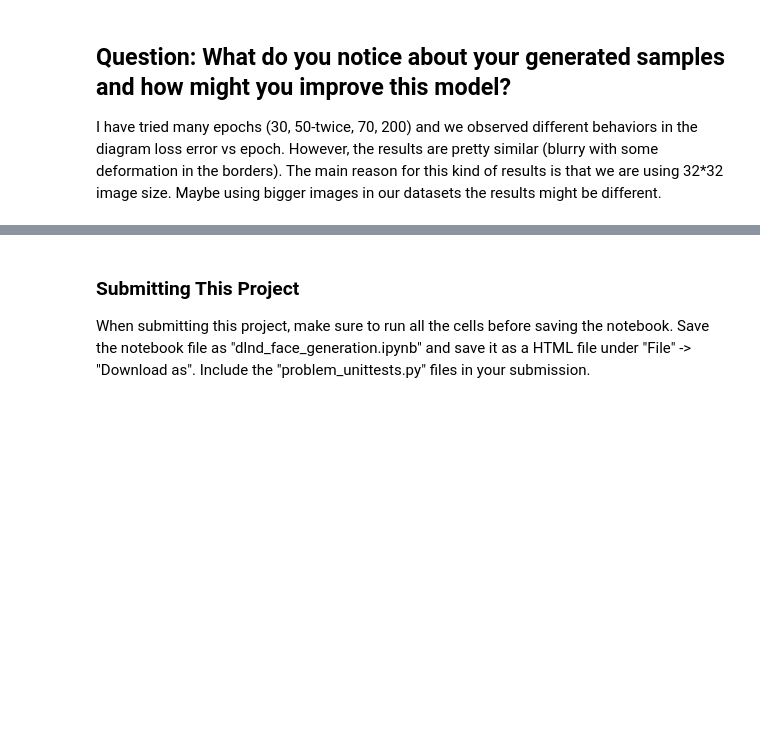
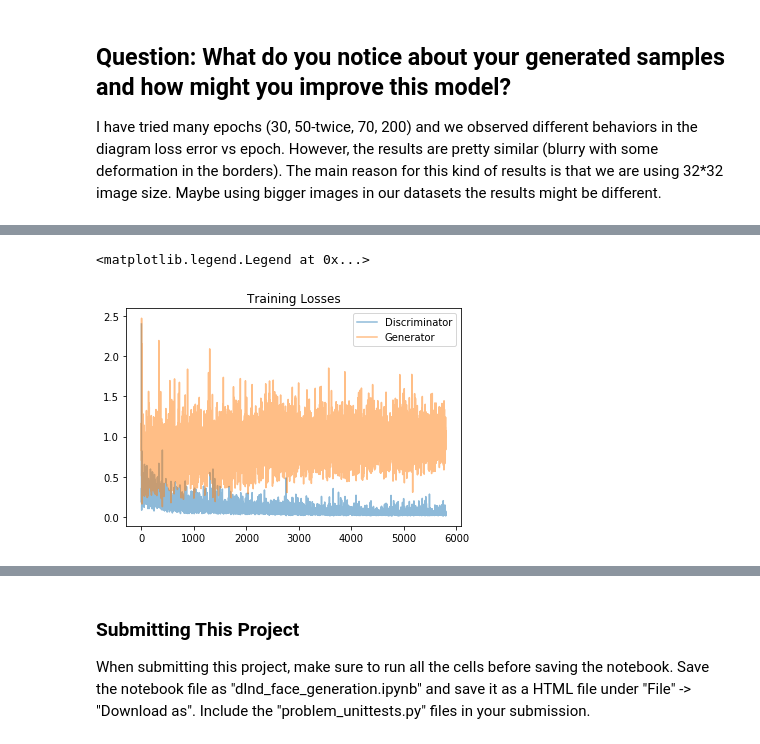
Before and after one commit to Marvinsky/face_generation, a Jupyter notebook: dlnd_face_generation.ipynb, the cells around one changed output, grey strips where cells are left out. Drawn from its saved outputs; the diff is of its cells as text; code cells hidden in the pictures; blank space fills up the shorter version.

```diff
--- a/dlnd_face_generation.ipynb
+++ b/dlnd_face_generation.ipynb
@@ -1020,0 +1079,23 @@ I have tried many epochs (30, 50-twice, 70, 200) and we observed different behav
+# %%
+# Define model hyperparams
+d_conv_dim6 = 64
+g_conv_dim6 = 64
+z_size6 = 100
+
+"""
+DON'T MODIFY ANYTHING IN THIS CELL THAT IS BELOW THIS LINE
+"""
+D6, G6 = build_network(d_conv_dim6, g_conv_dim6, z_size6)
+if not train_on_gpu:
+    print('No GPU found. Please use a GPU to train your neural network.')
+else:
+    print('Training on GPU!')
+    D6 = D6.cuda()
+    G6 = G6.cuda()
+
+
+lr6 = 0.0002
+beta1 = 0.5
+beta2 = 0.999
+d_optimizer6 = optim.Adam(D6.parameters(), lr6, [beta1, beta2])
+g_optimizer6 = optim.Adam(G6.parameters(), lr6, [beta1, beta2])
@@ -1020,0 +1120,12 @@ I have tried many epochs (30, 50-twice, 70, 200) and we observed different behav
+# %%
+# set number of epochs
+import time
+n_epochs6 = 100
+save_file_name6 = "train_samples6.pkl"
+
+# call training function
+start = time.time()
+losses6 = train(D6, G6, n_epochs6, save_file_name6, z_size6, d_optimizer6, g_optimizer6, print_every=50)
+end = time.time()
+elapsed_time = end - start
+print("elapsed_time: {} min, {} sec".format(elapsed_time//60, elapsed_time))
@@ -1020,0 +1150,10 @@ I have tried many epochs (30, 50-twice, 70, 200) and we observed different behav
+# %%
+fig, ax = plt.subplots()
+losses6 = np.array(losses6)
+plt.plot(losses6.T[0], label='Discriminator', alpha=0.5)
+plt.plot(losses6.T[1], label='Generator', alpha=0.5)
+plt.title("Training Losses")
+plt.legend()
+# %% [output]
+<matplotlib.legend.Legend at 0x...>
+[figure, added]
```
Also changed, not shown: parts of 26 cells of this notebook.
